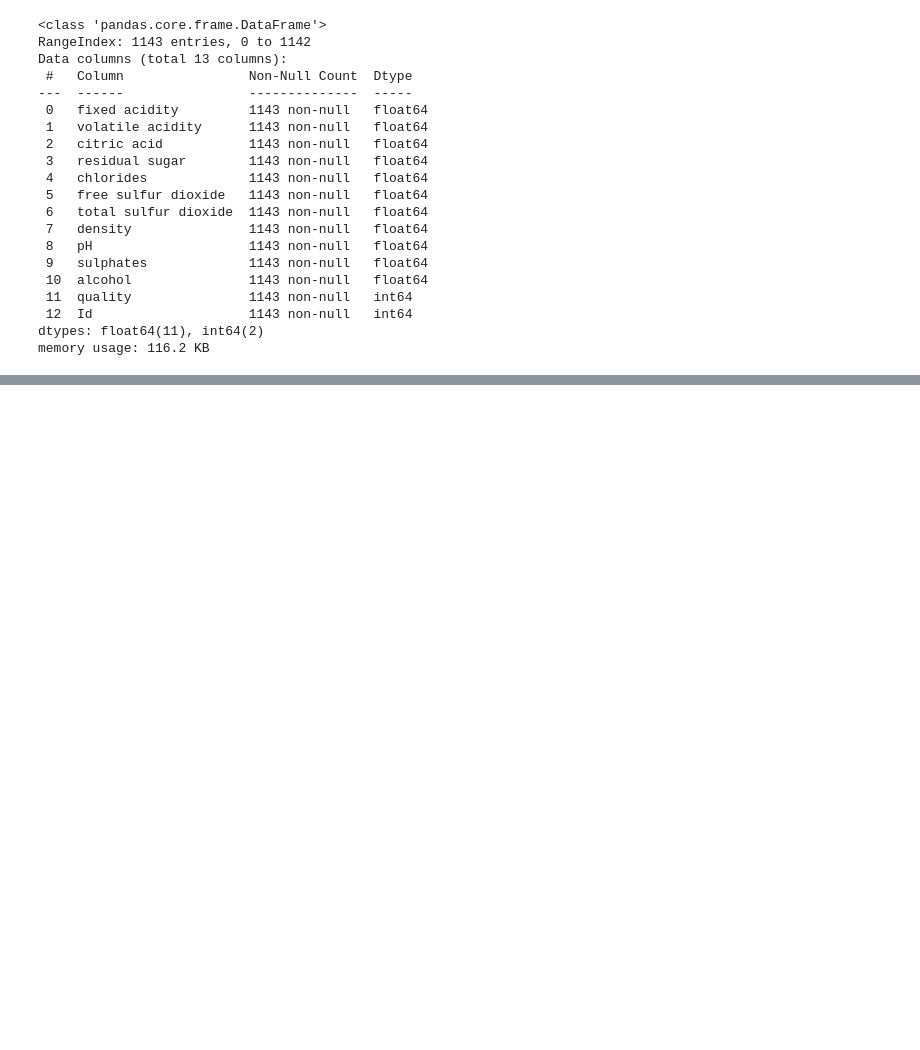
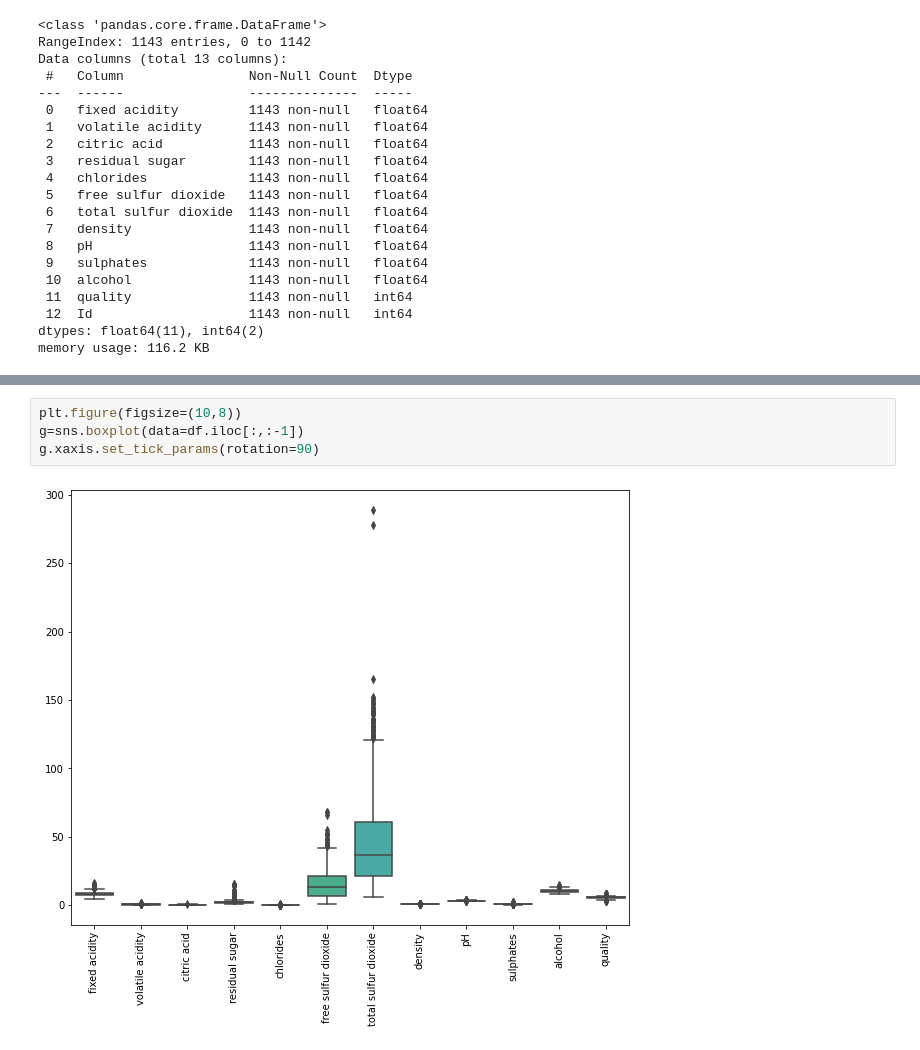
Before and after one commit to MartinM0s/winko, a Jupyter notebook: 28_05_PROJEKT_PRAKTYCZNY.ipynb, the cells around one changed output, grey strips where cells are left out. Cells and saved outputs as stored; diff of their text form; blank space fills up the shorter version.

```diff
--- a/28_05_PROJEKT_PRAKTYCZNY.ipynb
+++ b/28_05_PROJEKT_PRAKTYCZNY.ipynb
@@ -39,0 +61,6 @@ memory usage: 116.2 KB
+# %%
+plt.figure(figsize=(10,8))
+g=sns.boxplot(data=df.iloc[:,:-1])
+g.xaxis.set_tick_params(rotation=90)
+# %% [output]
+[figure, added]
```
Also changed, not shown: parts of 27 cells of this notebook.
